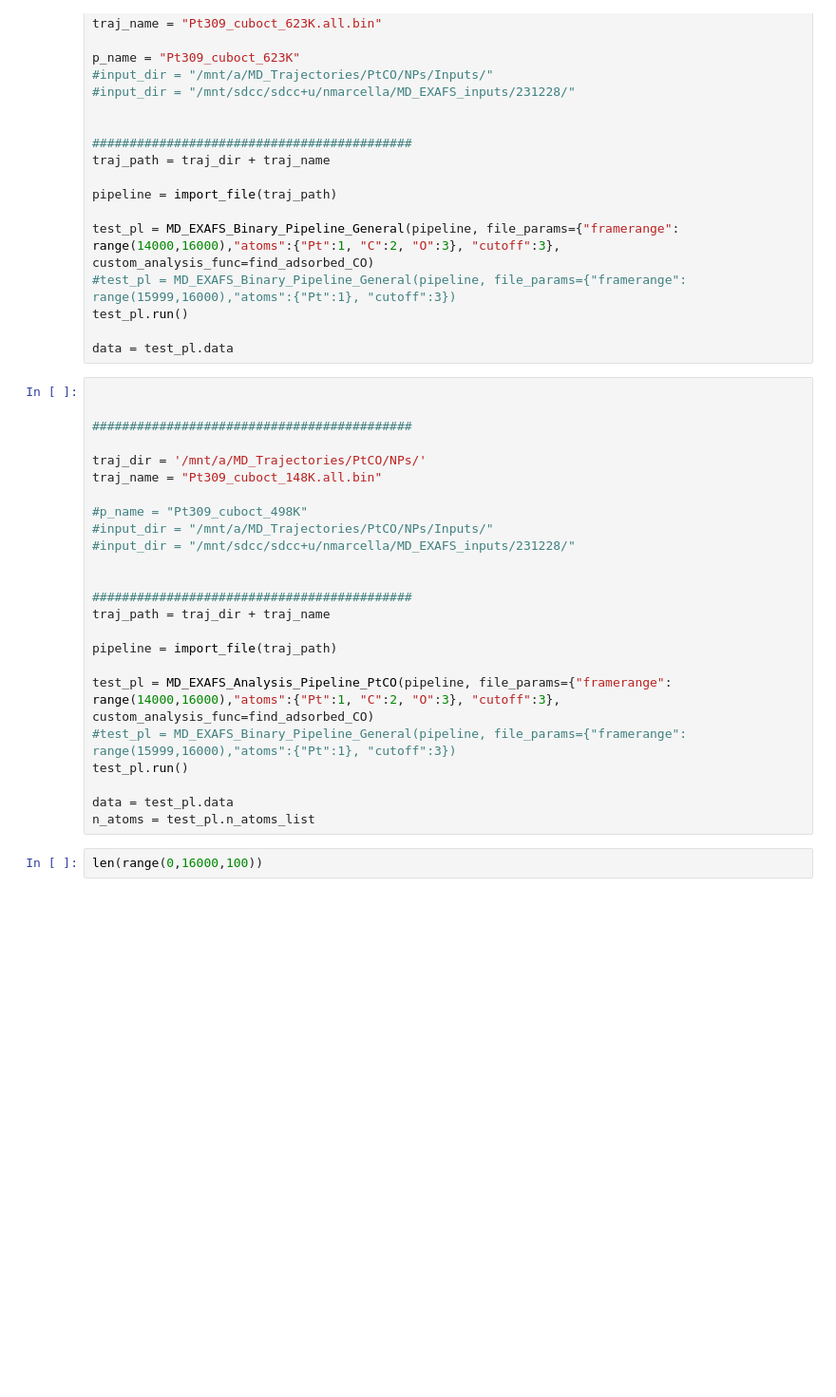
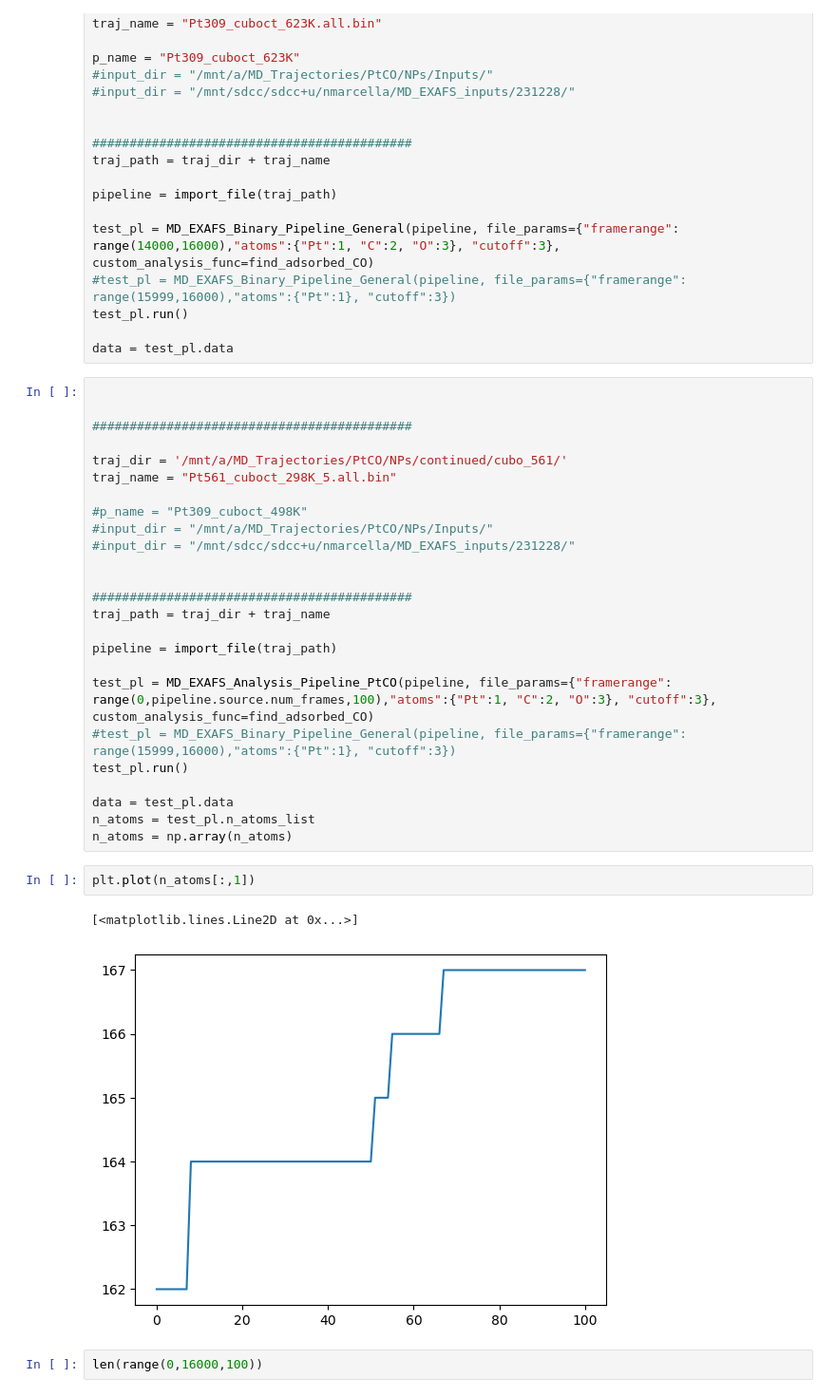
Before and after one commit to nmarcella/clusterOVITO, a Jupyter notebook: code/structural_analysis.ipynb, the cells around one changed output. Shown at 95% size. Saved outputs shown, nothing was run; the diff lists cells and outputs as text; blank space fills up the shorter version.

```diff
--- a/code/structural_analysis.ipynb
+++ b/code/structural_analysis.ipynb
@@ -258,8 +258,8 @@ data = test_pl.data
 
 ###########################################
 
-traj_dir = '/mnt/a/MD_Trajectories/PtCO/NPs/'
-traj_name = "Pt309_cuboct_148K.all.bin"
+traj_dir = '/mnt/a/MD_Trajectories/PtCO/NPs/continued/cubo_561/'
+traj_name = "Pt561_cuboct_298K_5.all.bin"
 
 #p_name = "Pt309_cuboct_498K"
 #input_dir = "/mnt/a/MD_Trajectories/PtCO/NPs/Inputs/"
@@ -271,12 +271,18 @@ traj_path = traj_dir + traj_name
 
 pipeline = import_file(traj_path)
 
-test_pl = MD_EXAFS_Analysis_Pipeline_PtCO(pipeline, file_params={"framerange": range(14000,16000),"atoms":{"Pt":1, "C":2, "O":3}, "cutoff":3}, custom_analysis_func=find_adsorbed_CO)
+test_pl = MD_EXAFS_Analysis_Pipeline_PtCO(pipeline, file_params={"framerange": range(0,pipeline.source.num_frames,100),"atoms":{"Pt":1, "C":2, "O":3}, "cutoff":3}, custom_analysis_func=find_adsorbed_CO)
 #test_pl = MD_EXAFS_Binary_Pipeline_General(pipeline, file_params={"framerange": range(15999,16000),"atoms":{"Pt":1}, "cutoff":3})
 test_pl.run()
 
 data = test_pl.data
 n_atoms = test_pl.n_atoms_list
+n_atoms = np.array(n_atoms)
+# %%
+plt.plot(n_atoms[:,1])
+# %% [output]
+[<matplotlib.lines.Line2D at 0x...>]
+[figure, added]
 # %%
 len(range(0,16000,100))
 # %% [output]
```
Also changed, not shown: parts of 1 cell of this notebook, 3 other files.
